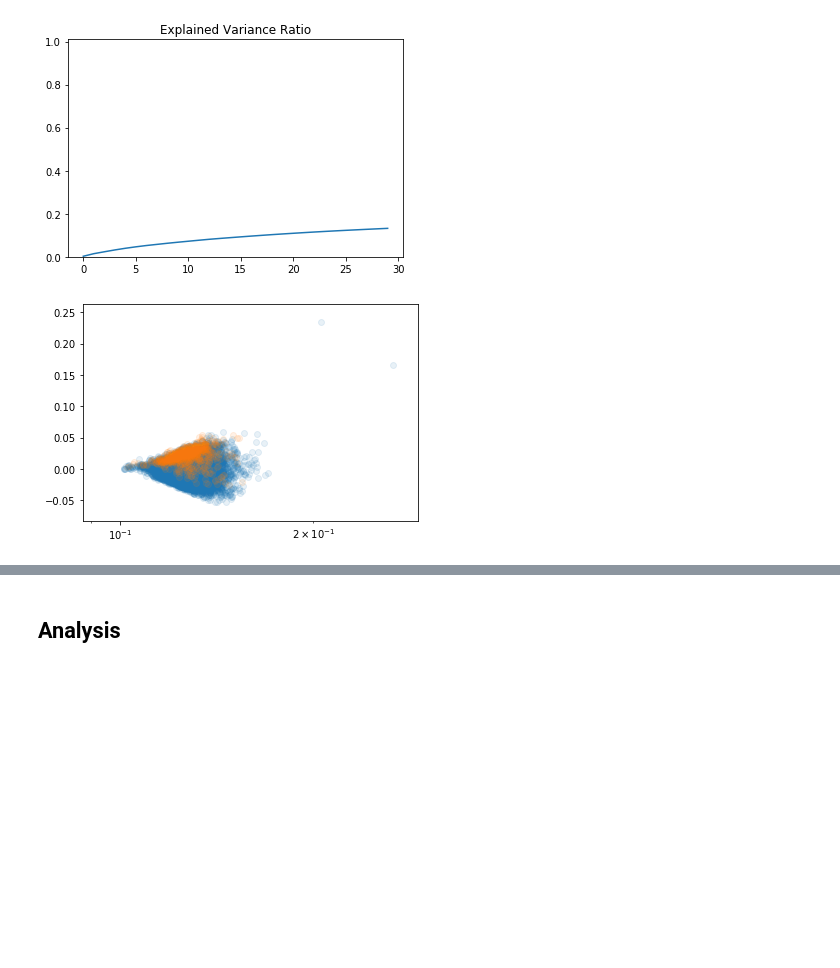
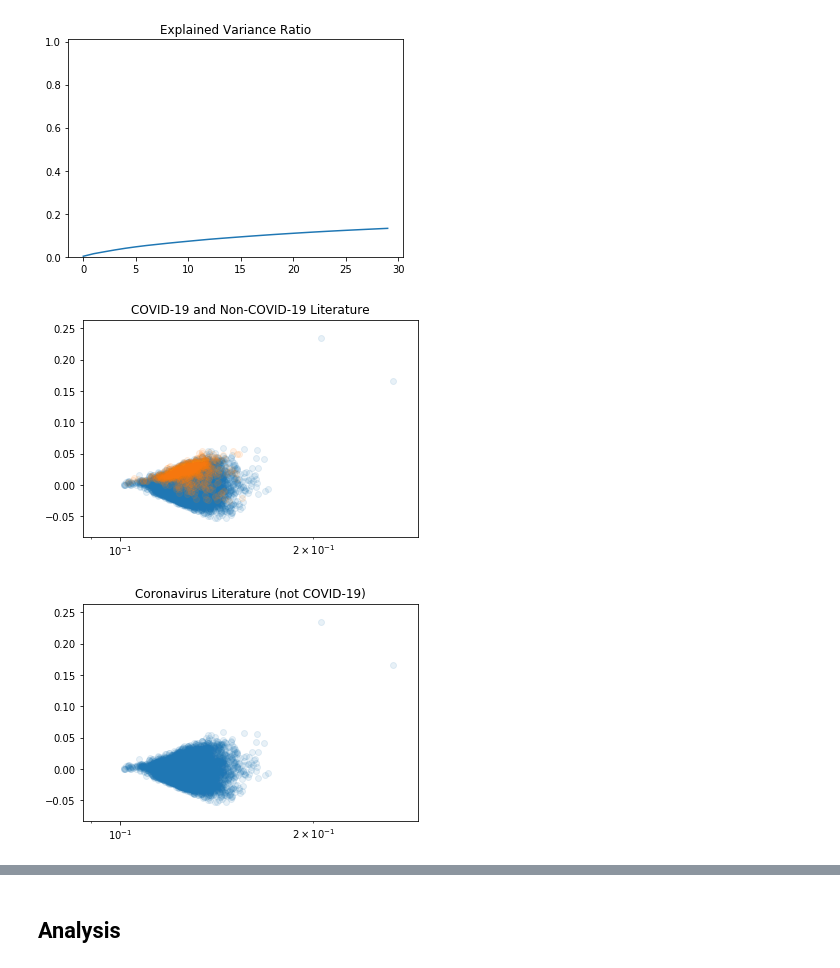
Before and after one commit to COVID19-DVRN/8-AI-Mapping-of-Relevant-Coronavirus-Literature, a Jupyter notebook: AbstractAnalytics-subsetted.ipynb, the cells around one changed output, grey strips where cells are left out. Drawn from its saved outputs; the diff is of its cells as text; code cells hidden in the pictures; blank space fills up the shorter version.

Commit message:
Extra plot for covid/non-covid pca

```diff
--- a/AbstractAnalytics-subsetted.ipynb
+++ b/AbstractAnalytics-subsetted.ipynb
@@ -195,16 +195,27 @@ plt.ylim(0, 1.01)
 # %%
 xscale_log_addition = 0.1
 
 not_covid = (np.isin(np.array(list(range(len(transformed)))), covid_article_indexes) == False)
 plt.scatter(transformed[not_covid,0] + xscale_log_addition,
             transformed[not_covid,1], alpha=0.1)
 
 plt.scatter(transformed[covid_article_indexes,0] + xscale_log_addition,
             transformed[covid_article_indexes,1], alpha=0.1)
 # plt.yscale('log')
 plt.xscale('log')
+plt.title('COVID-19 and Non-COVID-19 Literature')
+plt.show()
+
+not_covid = (np.isin(np.array(list(range(len(transformed)))), covid_article_indexes) == False)
+plt.scatter(transformed[not_covid,0] + xscale_log_addition,
+            transformed[not_covid,1], alpha=0.1)
+# plt.yscale('log')
+plt.xscale('log')
+plt.title('Coronavirus Literature (not COVID-19)')
+plt.show()
 # %% [output]
-[figure, old version]
+[figure, new version]
+[figure, added]
 # %%
 %matplotlib notebook
 
```
Also changed, not shown: parts of 1 cell of this notebook.
